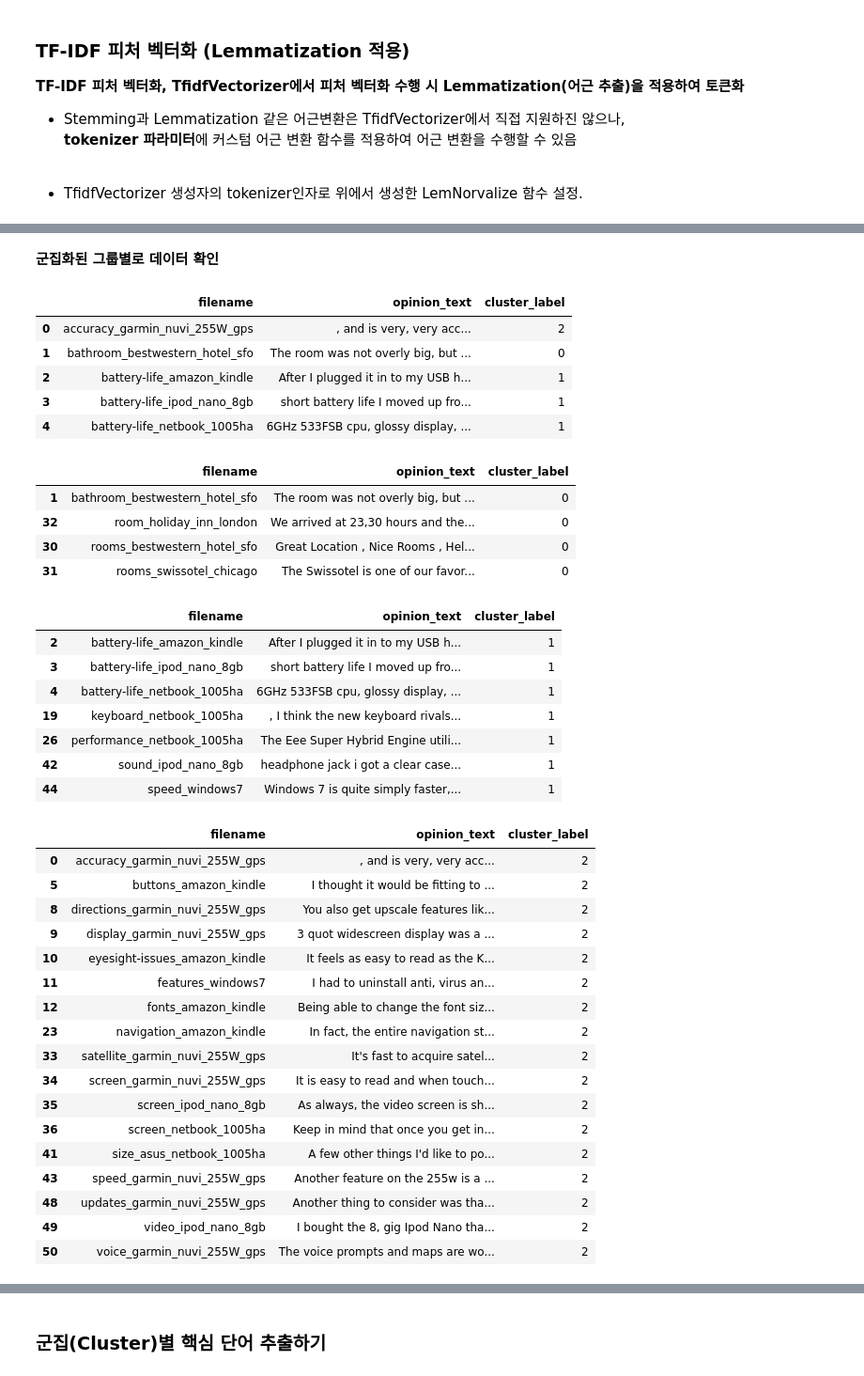
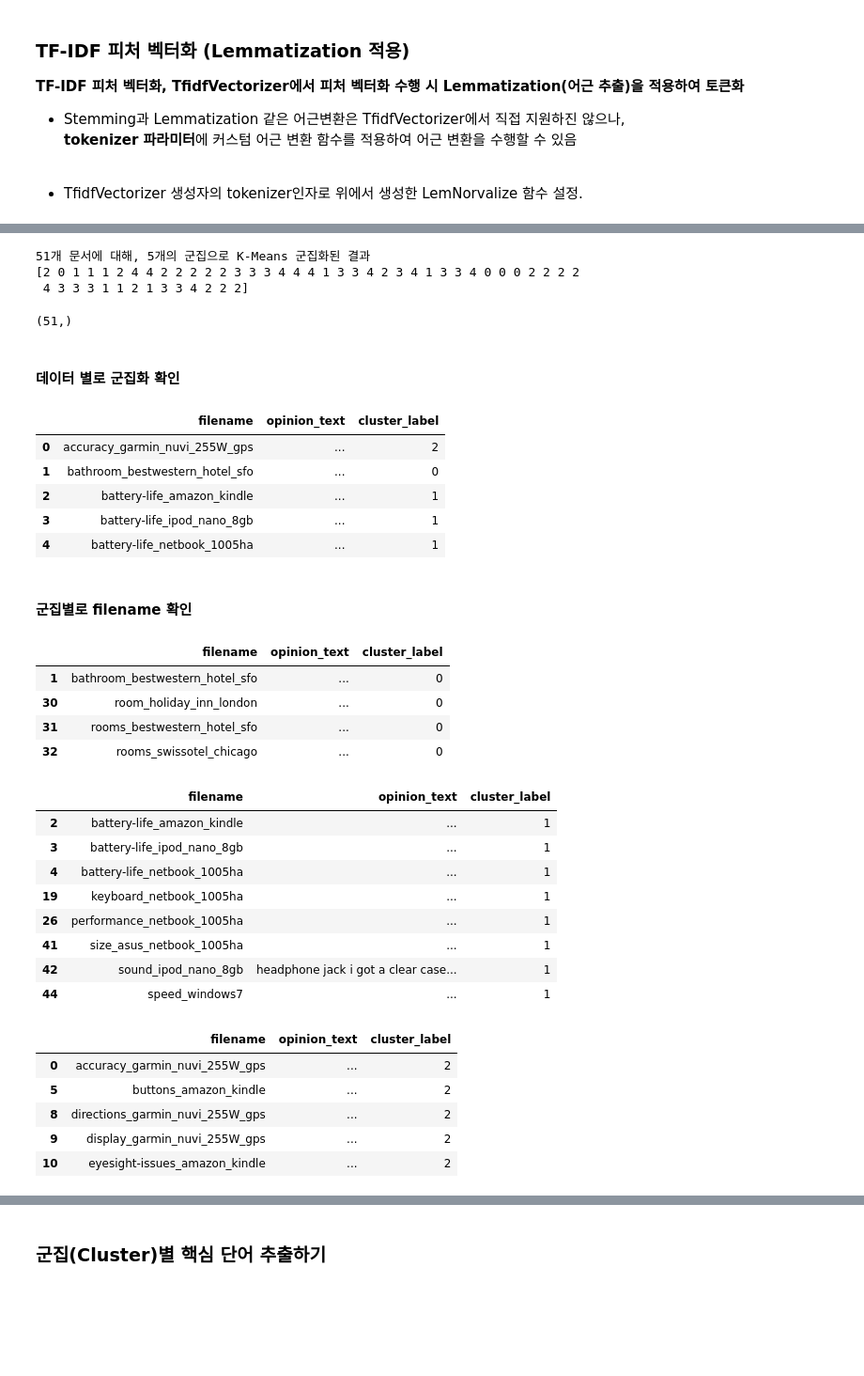
Before and after one commit to netsus/ML_PerfectGuide, a Jupyter notebook: 8장/8.7 문서 군집화 소개와 실습(Opinion Review 데이터 세트).ipynb, the cells around one changed output, grey strips where cells are left out. Shown at 94% size. Cells and saved outputs as stored; diff of their text form; code cells hidden in the pictures; blank space fills up the shorter version.

```diff
--- a/8장/8.7 문서 군집화 소개와 실습(Opinion Review 데이터 세트).ipynb
+++ b/8장/8.7 문서 군집화 소개와 실습(Opinion Review 데이터 세트).ipynb
@@ -12,6 +12,7 @@ https://archive.ics.uci.edu/ml/datasets/Opinosis+Opinion+%26frasl%3B+Review
 ### 데이터 로드
 # %%
 import pandas as pd
+import numpy as np
 import glob ,os
 import warnings
 warnings.filterwarnings('ignore')
@@ -26,7 +27,7 @@ opinion_text = []
 
 # 개별 파일들의 파일명은 filename_list 리스트로 취합,
 # 개별 파일들의 파일내용은 DataFrame로딩 후 다시 string으로 변환하여 opinion_text 리스트로 취합
-for file_ in all_files:
+for file_ in sorted(all_files):
     # 개별 파일을 읽어서 DataFrame으로 생성
     df = pd.read_table(file_,index_col=None, header=0,encoding='latin1')
 
@@ -99,56 +107,58 @@ km_cluster = KMeans(n_clusters=5, max_iter=10000, random_state=0)
 km_cluster.fit(feature_vect)
 cluster_label = km_cluster.labels_
 cluster_centers = km_cluster.cluster_centers_
+# %%
+print(f"51개 문서에 대해, 5개의 군집으로 K-Means 군집화된 결과\n{km_cluster.labels_}")
+km_cluster.labels_.shape
+# %% [output]
+51개 문서에 대해, 5개의 군집으로 K-Means 군집화된 결과
+[2 0 1 1 1 2 4 4 2 2 2 2 2 3 3 3 4 4 4 1 3 3 4 2 3 4 1 3 3 4 0 0 0 2 2 2 2
+ 4 3 3 3 1 1 2 1 3 3 4 2 2 2]
+(51,)
 # %% [markdown]
-**군집화된 그룹별로 데이터 확인**
+#### **데이터 별로 군집화 확인**
 # %%
 document_df['cluster_label'] = cluster_label
 document_df.head()
 # %% [output]
 |  | filename | opinion_text | cluster_label |
-| 0 | accuracy_garmin_nuvi_255W_gps | , and is very, very acc... | 2 |
-| 1 | bathroom_bestwestern_hotel_sfo | The room was not overly big, but ... | 0 |
-| 2 | battery-life_amazon_kindle | After I plugged it in to my USB h... | 1 |
-| 3 | battery-life_ipod_nano_8gb | short battery life I moved up fro... | 1 |
-| 4 | battery-life_netbook_1005ha | 6GHz 533FSB cpu, glossy display, ... | 1 |
+| 0 | accuracy_garmin_nuvi_255W_gps | ... | 2 |
+| 1 | bathroom_bestwestern_hotel_sfo | ... | 0 |
+| 2 | battery-life_amazon_kindle | ... | 1 |
+| 3 | battery-life_ipod_nano_8gb | ... | 1 |
+| 4 | battery-life_netbook_1005ha | ... | 1 |
+# %% [markdown]
+#### 군집별로 filename 확인
 # %%
 document_df[document_df['cluster_label']==0].sort_values(by='filename')
+# room 관련 군집인것으로 확인됨 (비지도니까 타겟값이 따로 없다.)
 # %% [output]
 |  | filename | opinion_text | cluster_label |
-| 1 | bathroom_bestwestern_hotel_sfo | The room was not overly big, but ... | 0 |
-| 32 | room_holiday_inn_london | We arrived at 23,30 hours and the... | 0 |
-| 30 | rooms_bestwestern_hotel_sfo | Great Location , Nice Rooms , Hel... | 0 |
-| 31 | rooms_swissotel_chicago | The Swissotel is one of our favor... | 0 |
+| 1 | bathroom_bestwestern_hotel_sfo | ... | 0 |
+| 30 | room_holiday_inn_london | ... | 0 |
+| 31 | rooms_bestwestern_hotel_sfo | ... | 0 |
+| 32 | rooms_swissotel_chicago | ... | 0 |
 # %%
 document_df[document_df['cluster_label']==1].sort_values(by='filename')
+# 배터리, 키보드, 넷북 등 전자기기 관련 군집으로 확인된다.
 # %% [output]
 |  | filename | opinion_text | cluster_label |
-| 2 | battery-life_amazon_kindle | After I plugged it in to my USB h... | 1 |
-| 3 | battery-life_ipod_nano_8gb | short battery life I moved up fro... | 1 |
-| 4 | battery-life_netbook_1005ha | 6GHz 533FSB cpu, glossy display, ... | 1 |
-| 19 | keyboard_netbook_1005ha | , I think the new keyboard rivals... | 1 |
-| 26 | performance_netbook_1005ha | The Eee Super Hybrid Engine utili... | 1 |
+| 2 | battery-life_amazon_kindle | ... | 1 |
+| 3 | battery-life_ipod_nano_8gb | ... | 1 |
+| 4 | battery-life_netbook_1005ha | ... | 1 |
+| 19 | keyboard_netbook_1005ha | ... | 1 |
+| 26 | performance_netbook_1005ha | ... | 1 |
+| 41 | size_asus_netbook_1005ha | ... | 1 |
 | 42 | sound_ipod_nano_8gb | headphone jack i got a clear case... | 1 |
-| 44 | speed_windows7 | Windows 7 is quite simply faster,... | 1 |
+| 44 | speed_windows7 | ... | 1 |
 # %%
-document_df[document_df['cluster_label']==2].sort_values(by='filename')
+document_df[document_df['cluster_label']==2].sort_values(by='filename').head(5)
+# kindle 도 꽤 있지만, 전반적으로 nuvi(네비종류)_gps가 대부분
 # %% [output]
 |  | filename | opinion_text | cluster_label |
-| 0 | accuracy_garmin_nuvi_255W_gps | , and is very, very acc... | 2 |
-| 5 | buttons_amazon_kindle | I thought it would be fitting to ... | 2 |
-| 8 | directions_garmin_nuvi_255W_gps | You also get upscale features lik... | 2 |
-| 9 | display_garmin_nuvi_255W_gps | 3 quot widescreen display was a ... | 2 |
-| 10 | eyesight-issues_amazon_kindle | It feels as easy to read as the K... | 2 |
-| 11 | features_windows7 | I had to uninstall anti, virus an... | 2 |
-| 12 | fonts_amazon_kindle | Being able to change the font siz... | 2 |
-| 23 | navigation_amazon_kindle | In fact, the entire navigation st... | 2 |
-| 33 | satellite_garmin_nuvi_255W_gps | It's fast to acquire satel... | 2 |
-| 34 | screen_garmin_nuvi_255W_gps | It is easy to read and when touch... | 2 |
-| 35 | screen_ipod_nano_8gb | As always, the video screen is sh... | 2 |
-| 36 | screen_netbook_1005ha | Keep in mind that once you get in... | 2 |
-| 41 | size_asus_netbook_1005ha | A few other things I'd like to po... | 2 |
-| 43 | speed_garmin_nuvi_255W_gps | Another feature on the 255w is a ... | 2 |
-| 48 | updates_garmin_nuvi_255W_gps | Another thing to consider was tha... | 2 |
-| 49 | video_ipod_nano_8gb | I bought the 8, gig Ipod Nano tha... | 2 |
-| 50 | voice_garmin_nuvi_255W_gps | The voice prompts and maps are wo... | 2 |
+| 0 | accuracy_garmin_nuvi_255W_gps | ... | 2 |
+| 5 | buttons_amazon_kindle | ... | 2 |
+| 8 | directions_garmin_nuvi_255W_gps | ... | 2 |
+| 9 | display_garmin_nuvi_255W_gps | ... | 2 |
+| 10 | eyesight-issues_amazon_kindle | ... | 2 |
 # %%
```
Also changed, not shown: parts of 21 cells of this notebook.
